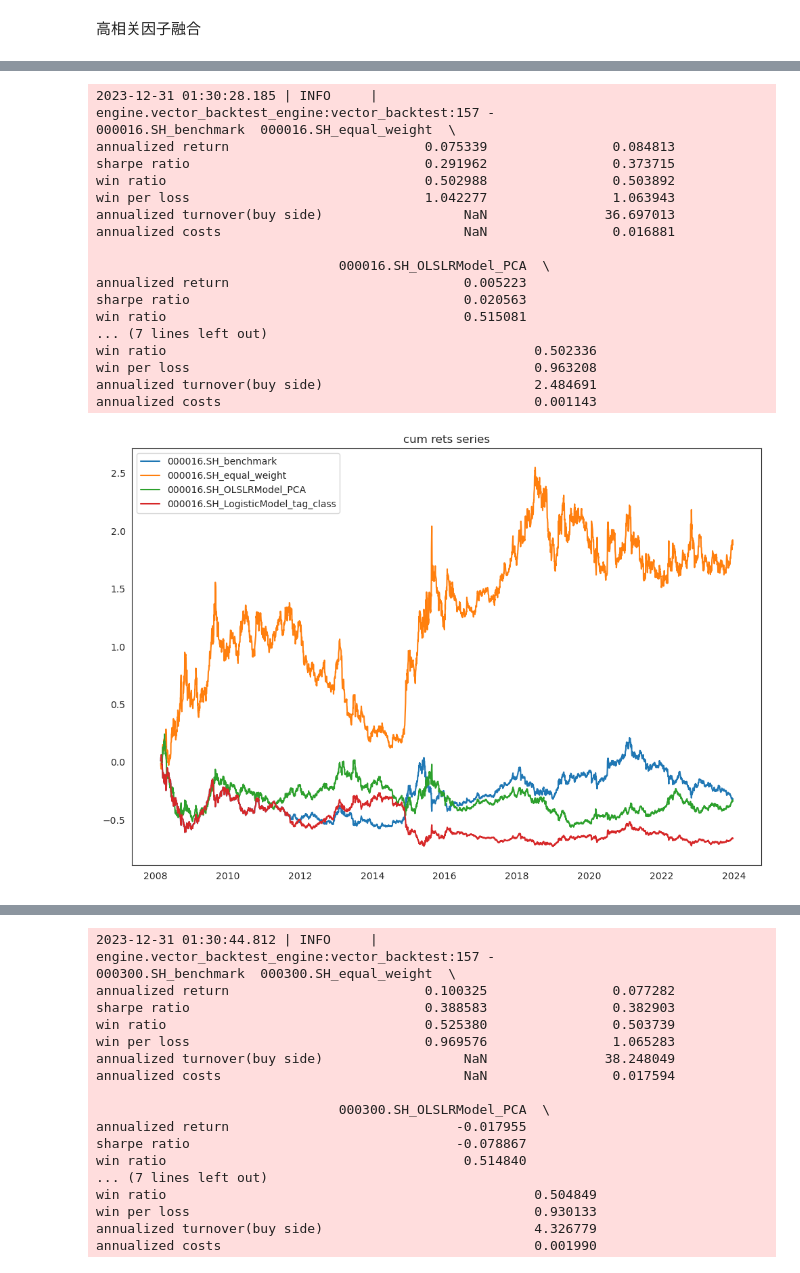
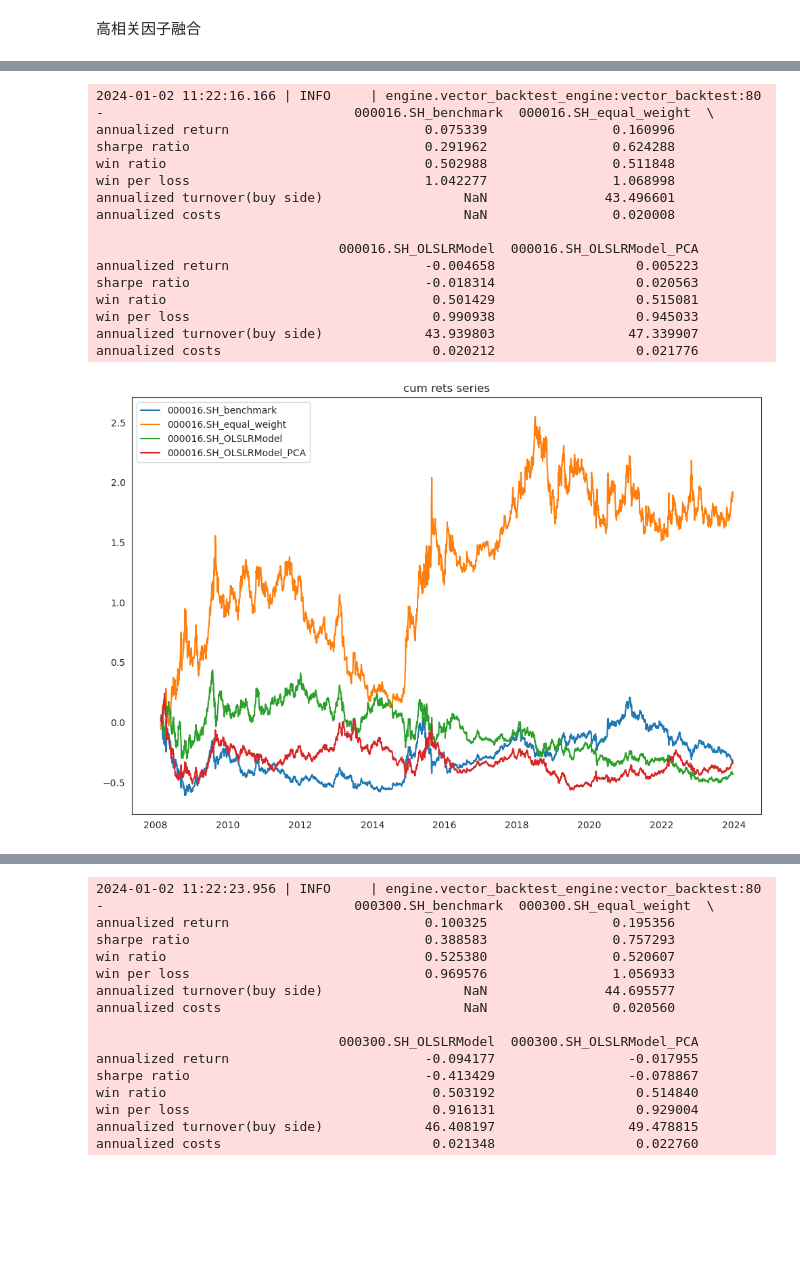
Before and after one commit to hjzgithub/HappyQuantTest, a Jupyter notebook: happyquant/test.ipynb, the cells around one changed output, grey strips where cells are left out. Cells and saved outputs as stored; diff of their text form; code cells hidden in the pictures; blank space fills up the shorter version.

Commit message:
add factor engine

```diff
--- a/happyquant/test.ipynb
+++ b/happyquant/test.ipynb
@@ -55,8 +72,12 @@ def get_args_with_batch_id(batch_id):
 高相关因子融合
 # %%
 factor_classes = [Momentum]
+myvbe = VectorBacktestEngine(factor_classes)
+
 contracts = ['000016.SH', '000300.SH', '000905.SH', '000852.SH']
-args_list = [get_args_with_batch_id(batch_id) for batch_id in [1, 3, 4]]
-dict_signal, dict_pnl = vector_backtest(factor_classes, contracts, args_list)
+args_list = [get_args_with_batch_id(batch_id) for batch_id in [2, 3, 4]]
+
+dict_pnl = myvbe.vector_backtest(contracts, args_list)
+
 get_portfolio_pnl(dict_pnl, contracts, chosen_model_id = 'equal_weight')
 # %% [output]
@@ -65,34 +86,32 @@ get_portfolio_pnl(dict_pnl, contracts, chosen_model_id = 'equal_weight')
 ts_code       000016.SH     000016.SH     000016.SH     000016.SH    000016.SH
 trade_date     20040102      20040105      20040106      20040107     20040108
 close          1011.347      1060.801      1075.656      1086.303     1102.662
 open            996.996      1008.279      1059.141      1075.562      1087.68
 high           1021.568      1060.898      1086.694      1095.841     1108.291
 low             993.892      1008.279      1059.095       1070.98     1082.509
 pre_close        1000.0      1011.347      1060.801      1075.656     1086.303
 change           11.347        49.454        14.855        10.647       16.359
 pct_chg          1.1347        4.8899        1.4004        0.9898       1.5059
 vol           8064653.0    14468180.0    16991334.0    13729419.0   10780427.0
 ... (6 lines left out)
 momentum_10       NaN       NaN       NaN       NaN       NaN
 momentum_20       NaN       NaN       NaN       NaN       NaN
 momentum_40       NaN       NaN       NaN       NaN       NaN
 momentum_60       NaN       NaN       NaN       NaN       NaN
 [figure]
-2023-12-31 01:30:28.185 | INFO     | engine.vector_backtest_engine:vector_backtest:157 -                                000016.SH_benchmark  000016.SH_equal_weight  \
-annualized return                         0.075339                0.084813
-sharpe ratio                              0.291962                0.373715
-win ratio                                 0.502988                0.503892
-win per loss                              1.042277                1.063943
-annualized turnover(buy side)                  NaN               36.697013
-annualized costs                               NaN                0.016881
+2024-01-02 11:22:16.166 | INFO     | engine.vector_backtest_engine:vector_backtest:80 -                                000016.SH_benchmark  000016.SH_equal_weight  \
+annualized return                         0.075339                0.160996
+sharpe ratio                              0.291962                0.624288
+win ratio                                 0.502988                0.511848
+win per loss                              1.042277                1.068998
+annualized turnover(buy side)                  NaN               43.496601
+annualized costs                               NaN                0.020008
 
-                               000016.SH_OLSLRModel_PCA  \
-annualized return                              0.005223
-sharpe ratio                                   0.020563
-win ratio                                      0.515081
-... (7 lines left out)
-win ratio                                               0.502336
-win per loss                                            0.963208
-annualized turnover(buy side)                           2.484691
-annualized costs                                        0.001143
+                               000016.SH_OLSLRModel  000016.SH_OLSLRModel_PCA
+annualized return                         -0.004658                  0.005223
+sharpe ratio                              -0.018314                  0.020563
+win ratio                                  0.501429                  0.515081
+win per loss                               0.990938                  0.945033
+annualized turnover(buy side)             43.939803                 47.339907
+annualized costs                           0.020212                  0.021776
-[figure, old version]
+[figure, new version]
@@ -114,20 +133,18 @@ momentum_20       NaN       NaN       NaN       NaN       NaN
 momentum_40       NaN       NaN       NaN       NaN       NaN
 momentum_60       NaN       NaN       NaN       NaN       NaN
 [figure]
-2023-12-31 01:30:44.812 | INFO     | engine.vector_backtest_engine:vector_backtest:157 -                                000300.SH_benchmark  000300.SH_equal_weight  \
-annualized return                         0.100325                0.077282
-sharpe ratio                              0.388583                0.382903
-win ratio                                 0.525380                0.503739
-win per loss                              0.969576                1.065283
-annualized turnover(buy side)                  NaN               38.248049
-annualized costs                               NaN                0.017594
+2024-01-02 11:22:23.956 | INFO     | engine.vector_backtest_engine:vector_backtest:80 -                                000300.SH_benchmark  000300.SH_equal_weight  \
+annualized return                         0.100325                0.195356
+sharpe ratio                              0.388583                0.757293
+win ratio                                 0.525380                0.520607
+win per loss                              0.969576                1.056933
+annualized turnover(buy side)                  NaN               44.695577
+annualized costs                               NaN                0.020560
 
-                               000300.SH_OLSLRModel_PCA  \
-annualized return                             -0.017955
-sharpe ratio                                  -0.078867
-win ratio                                      0.514840
-... (7 lines left out)
-win ratio                                               0.504849
-win per loss                                            0.930133
-annualized turnover(buy side)                           4.326779
-annualized costs                                        0.001990
+                               000300.SH_OLSLRModel  000300.SH_OLSLRModel_PCA
+annualized return                         -0.094177                 -0.017955
+sharpe ratio                              -0.413429                 -0.078867
+win ratio                                  0.503192                  0.514840
+win per loss                               0.916131                  0.929004
+annualized turnover(buy side)             46.408197                 49.478815
+annualized costs                           0.021348                  0.022760
```
Also changed, not shown: parts of 3 cells of this notebook, 10 other files.
